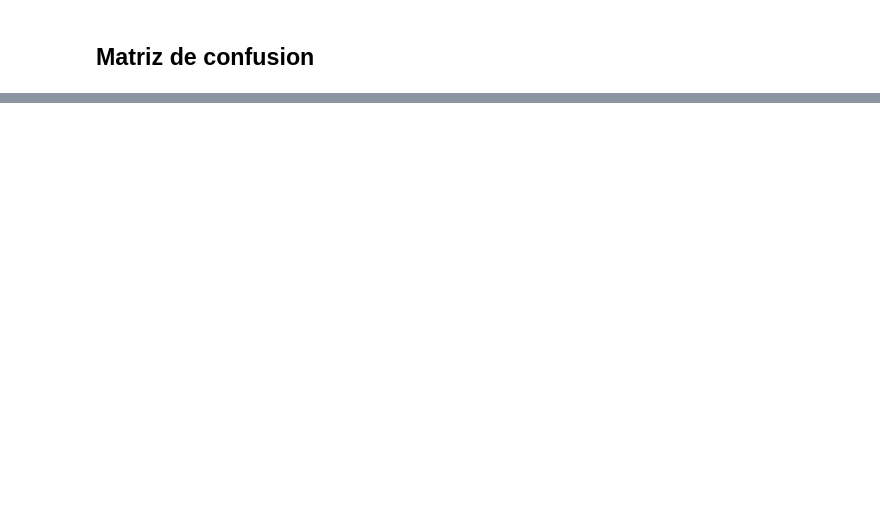
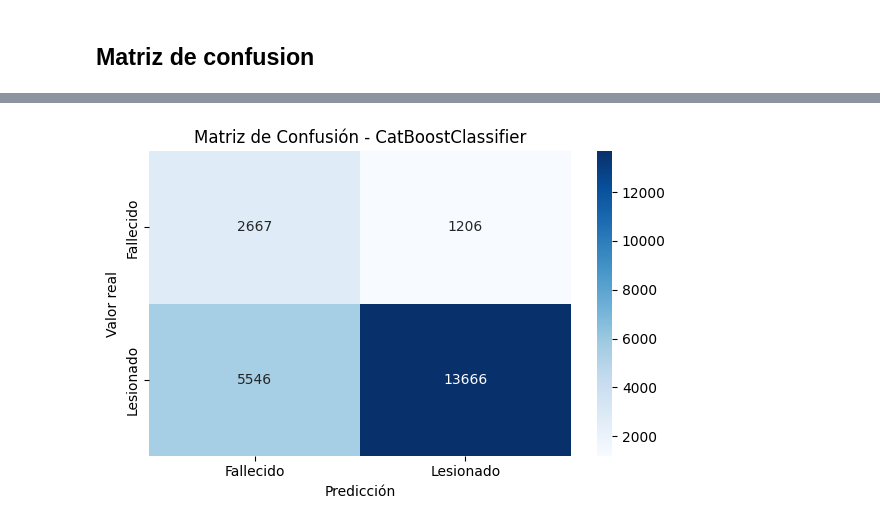
Before and after one commit to josuemj/INE-DataLab, a Jupyter notebook: notebooks_accidentes/SVM/SVM.ipynb, the cells around one changed output, grey strips where cells are left out. Saved outputs shown, nothing was run; the diff lists cells and outputs as text; code cells hidden in the pictures; blank space fills up the shorter version.

```diff
--- a/notebooks_accidentes/SVM/SVM.ipynb
+++ b/notebooks_accidentes/SVM/SVM.ipynb
@@ -191,0 +239,11 @@ weighted avg       0.90      0.89      0.85     29855
+# %%
+from catboost import CatBoostClassifier
+
+cat_model = CatBoostClassifier(
+    iterations=1000,
+    learning_rate=0.1,
+    depth=6,
+    verbose=0,
+    auto_class_weights='Balanced',
+    random_state=42
+)
@@ -191,0 +263,11 @@ weighted avg       0.90      0.89      0.85     29855
+# %%
+# 4. Entrenamiento final
+cat_model.fit(X_train, y_train)
+
+# 5. Predicción
+y_pred = cat_model.predict(X_test)
+
+# 6. Métricas
+print("\nAccuracy:", accuracy_score(y_test, y_pred))
+print("\nClassification Report:")
+print(classification_report(y_test, y_pred, target_names=le.classes_))
@@ -191,0 +286,14 @@ weighted avg       0.90      0.89      0.85     29855
+# %%
+# 7. Matriz de confusión
+conf_matrix = confusion_matrix(y_test, y_pred)
+
+plt.figure(figsize=(6, 4))
+sns.heatmap(conf_matrix, annot=True, fmt='d', cmap='Blues',
+            xticklabels=le.classes_, yticklabels=le.classes_)
+plt.xlabel("Predicción")
+plt.ylabel("Valor real")
+plt.title("Matriz de Confusión - CatBoostClassifier")
+plt.tight_layout()
+plt.show()
+# %% [output]
+[figure, added]
```
Also changed, not shown: parts of 18 cells of this notebook, 4 other files.
